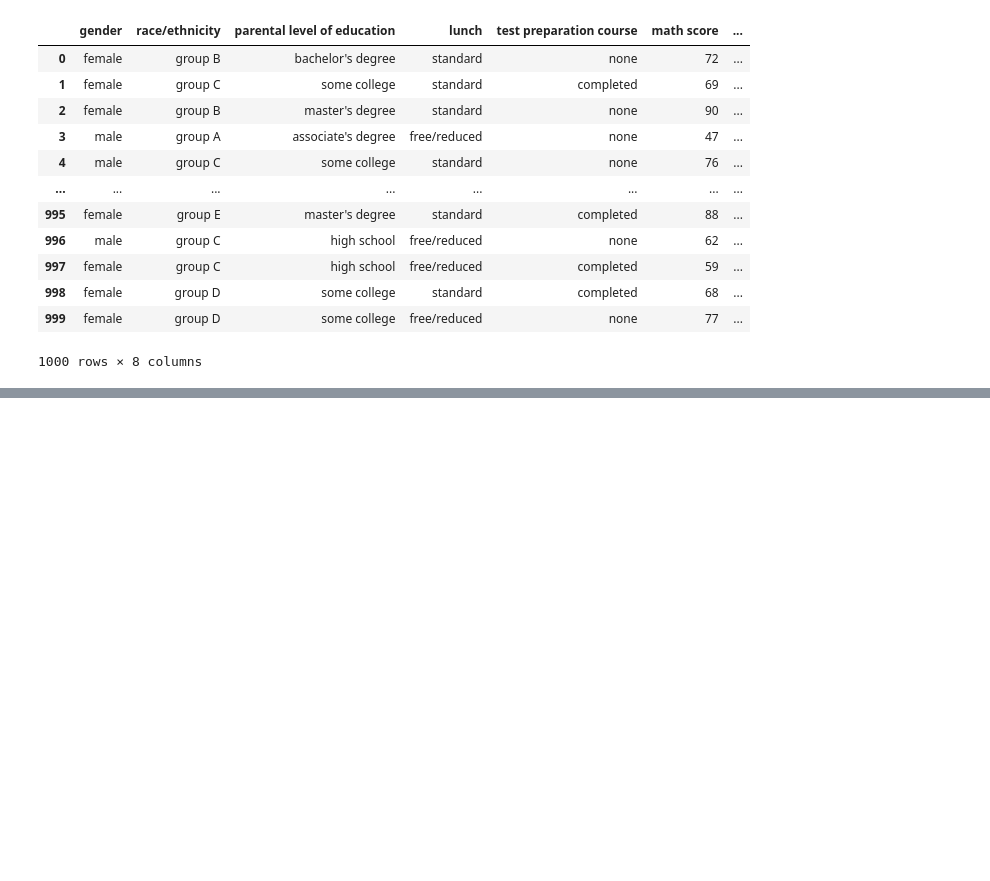
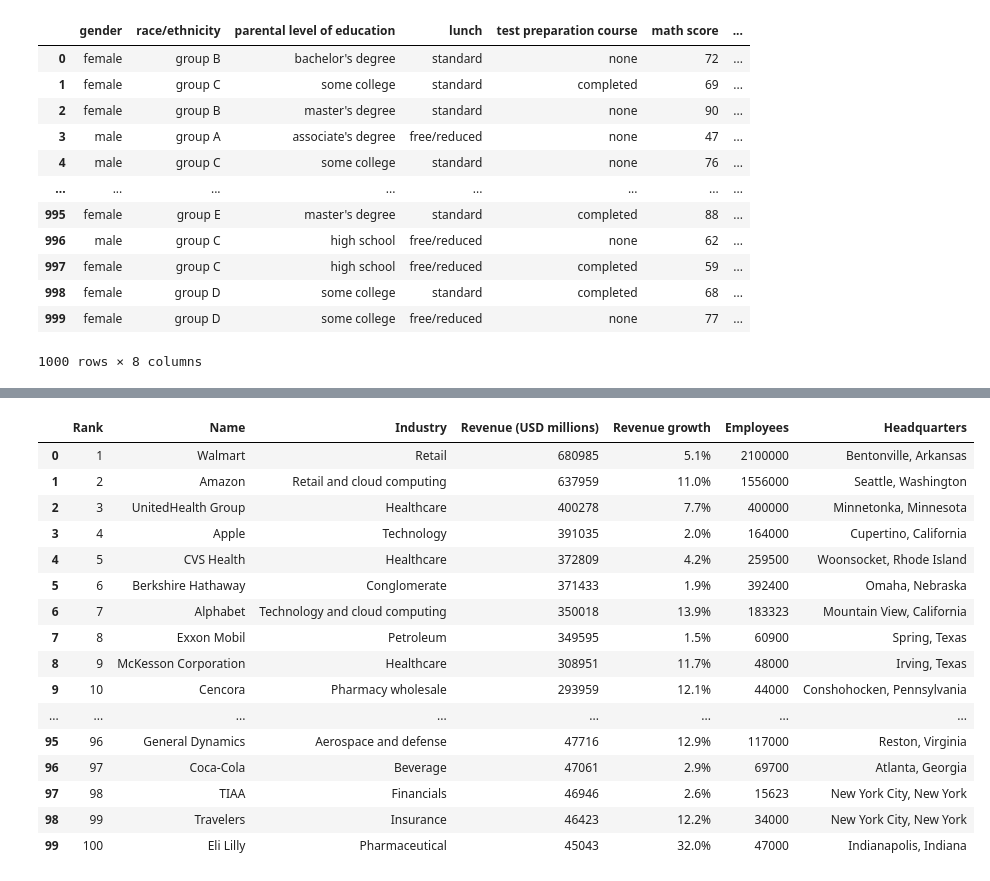
Before and after one commit to Harshita-official/Python-Practice, a Jupyter notebook: Introduction to pandas/1.Creating a dataframe.ipynb, the cells around one changed output, grey strips where cells are left out. Drawn from its saved outputs; the diff is of its cells as text; code cells hidden in the pictures; blank space fills up the shorter version.

```diff
--- a/Introduction to pandas/1.Creating a dataframe.ipynb
+++ b/Introduction to pandas/1.Creating a dataframe.ipynb
@@ -118,0 +144,26 @@ df1
+# %%
+url = "https://en.wikipedia.org/wiki/List_of_largest_companies_in_the_United_States_by_revenue"
+
+headers = {
+    "User-Agent": "MyDataAnalysisBot/1.0 (your_email@example.com)"
+}
+
+response = requests.get(url, headers=headers)
+soup = BeautifulSoup(response.text, 'html.parser')
+
+# Step 1: Use find_all to get a list of all matching tables
+all_tables = soup.find_all('table', class_='wikitable sortable')
+# Step 2: Create a list to store your DataFrames
+dfs = []
+# Step 3: Loop through each table found for table in all_tables:
+for table in all_tables:
+# Use StringIO to wrap the string version of the table
+    df = pd.read_html(StringIO(str(table)))[0]
+    dfs.append(df)
+
+df = pd.read_html(StringIO(str(table)))[0]
+
+pd.set_option('display.max_rows', 100)
+
+print(df)
+# https://en.wikipedia.org/wiki/List_of_largest_companies_in_Indi/a
@@ -118,0 +188,20 @@ df1
+# %%
+dfs[0]
+# %% [output]
+|  | Rank | Name | Industry | Revenue (USD millions) | Revenue growth | Employees | Headquarters |
+| 0 | 1 | Walmart | Retail | 680985 | 5.1% | 2100000 | Bentonville, Arkansas |
+| 1 | 2 | Amazon | Retail and cloud computing | 637959 | 11.0% | 1556000 | Seattle, Washington |
+| 2 | 3 | UnitedHealth Group | Healthcare | 400278 | 7.7% | 400000 | Minnetonka, Minnesota |
+| 3 | 4 | Apple | Technology | 391035 | 2.0% | 164000 | Cupertino, California |
+| 4 | 5 | CVS Health | Healthcare | 372809 | 4.2% | 259500 | Woonsocket, Rhode Island |
+| 5 | 6 | Berkshire Hathaway | Conglomerate | 371433 | 1.9% | 392400 | Omaha, Nebraska |
+| 6 | 7 | Alphabet | Technology and cloud computing | 350018 | 13.9% | 183323 | Mountain View, California |
+| 7 | 8 | Exxon Mobil | Petroleum | 349595 | 1.5% | 60900 | Spring, Texas |
+| 8 | 9 | McKesson Corporation | Healthcare | 308951 | 11.7% | 48000 | Irving, Texas |
+| 9 | 10 | Cencora | Pharmacy wholesale | 293959 | 12.1% | 44000 | Conshohocken, Pennsylvania |
+| ... | ... | ... | ... | ... | ... | ... | ... |
+| 95 | 96 | General Dynamics | Aerospace and defense | 47716 | 12.9% | 117000 | Reston, Virginia |
+| 96 | 97 | Coca-Cola | Beverage | 47061 | 2.9% | 69700 | Atlanta, Georgia |
+| 97 | 98 | TIAA | Financials | 46946 | 2.6% | 15623 | New York City, New York |
+| 98 | 99 | Travelers | Insurance | 46423 | 12.2% | 34000 | New York City, New York |
+| 99 | 100 | Eli Lilly | Pharmaceutical | 45043 | 32.0% | 47000 | Indianapolis, Indiana |
```
Also changed, not shown: parts of 11 cells of this notebook, 1 other file.
